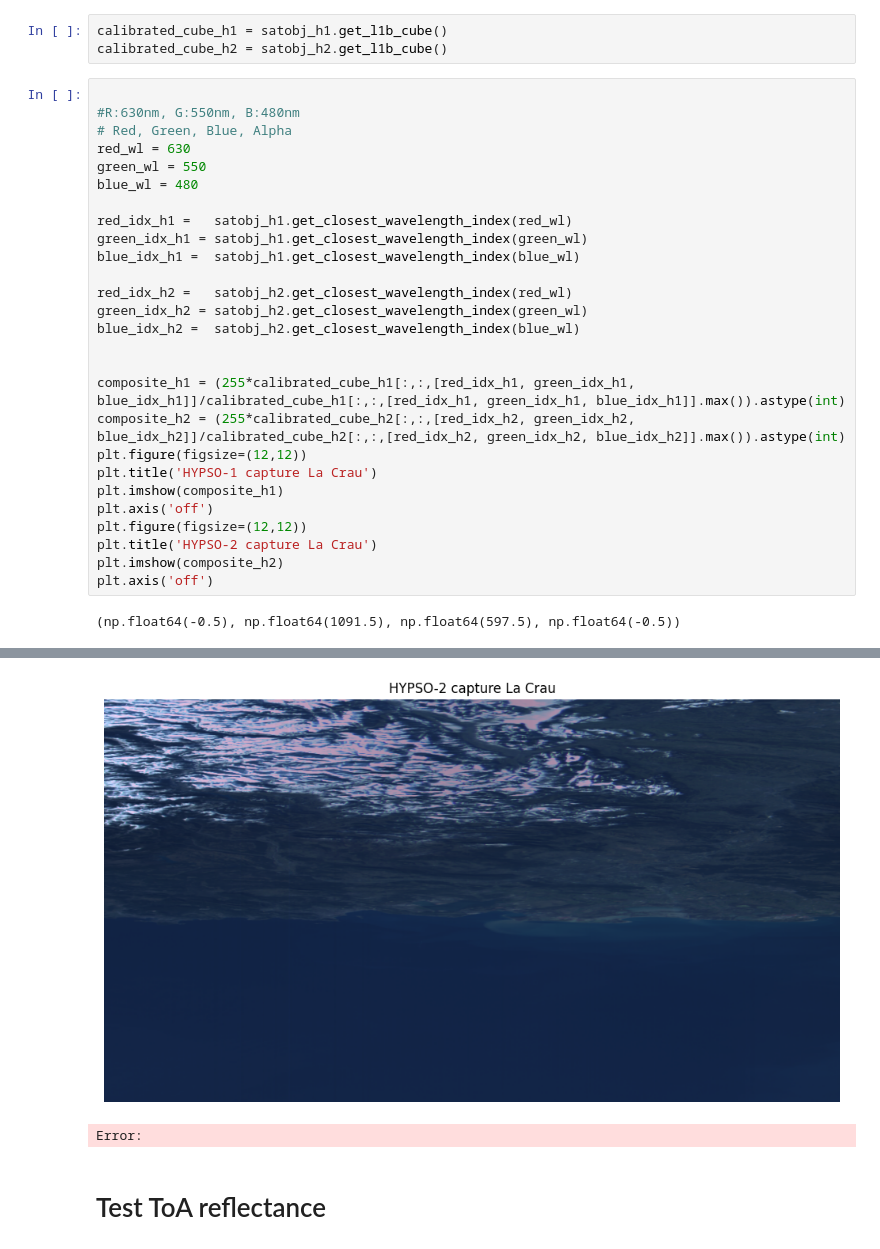
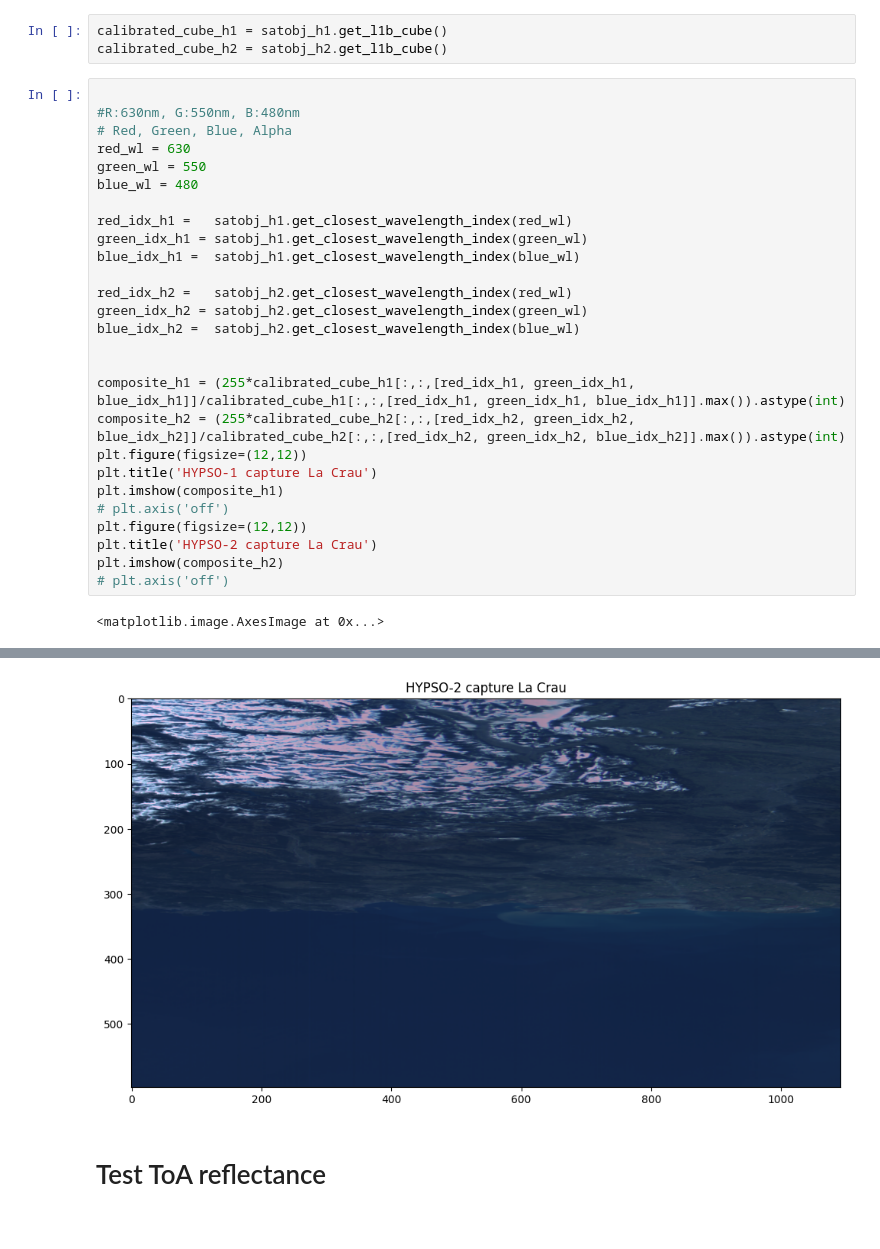
Before and after one commit to ariaalinejad/hypso-package, a Jupyter notebook: demo/demo_read_h2_wip.ipynb, the cells around one changed output, grey strips where cells are left out. Drawn from its saved outputs; the diff is of its cells as text.

```diff
--- a/demo/demo_read_h2_wip.ipynb
+++ b/demo/demo_read_h2_wip.ipynb
@@ -62,10 +62,10 @@ composite_h2 = (255*calibrated_cube_h2[:,:,[red_idx_h2, green_idx_h2, blue_idx_h
 plt.figure(figsize=(12,12))
 plt.title('HYPSO-1 capture La Crau')
 plt.imshow(composite_h1)
-plt.axis('off')
+# plt.axis('off')
 plt.figure(figsize=(12,12))
 plt.title('HYPSO-2 capture La Crau')
 plt.imshow(composite_h2)
-plt.axis('off')
+# plt.axis('off')
 # %% [output]
-(np.float64(-0.5), np.float64(1091.5), np.float64(597.5), np.float64(-0.5))
+<matplotlib.image.AxesImage at 0x...>
@@ -73,5 +73,4 @@ plt.axis('off')
-[figure, old version]
+[figure, new version]
-Error:
 # %% [markdown]
 # Test ToA reflectance
 # %%
```
Also changed, not shown: parts of 54 cells of this notebook, 10 other files.
